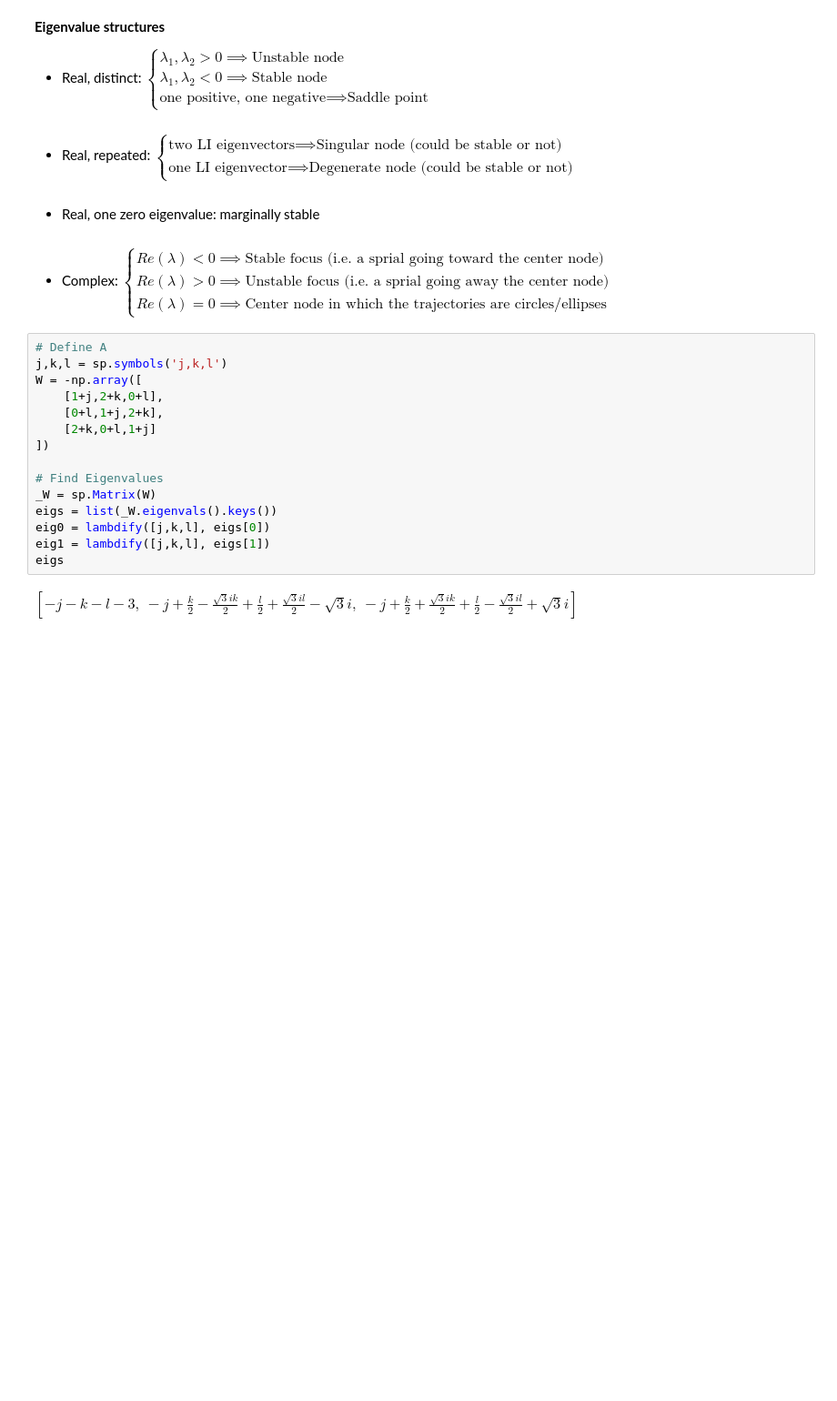
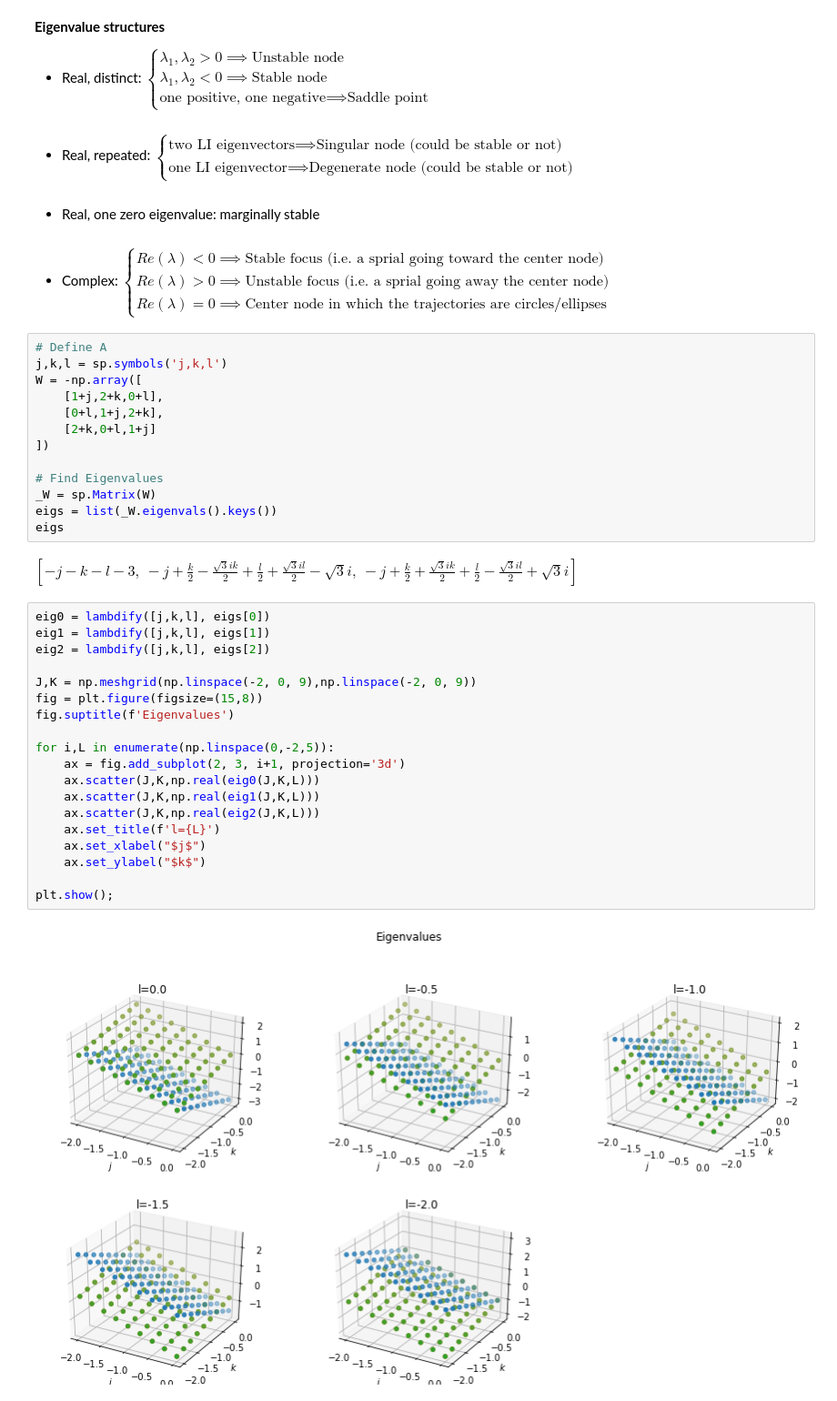
Before and after one commit to kegedy/EE502P, a Jupyter notebook: hw/kevin/HW10.ipynb, the cells around one changed output. Shown at 91% size. Cells and saved outputs as stored; diff of their text form; blank space fills up the shorter version.

```diff
--- a/hw/kevin/HW10.ipynb
+++ b/hw/kevin/HW10.ipynb
@@ -305,8 +310,27 @@ W = -np.array([
 # Find Eigenvalues
 _W = sp.Matrix(W)
 eigs = list(_W.eigenvals().keys())
-eig0 = lambdify([j,k,l], eigs[0])
-eig1 = lambdify([j,k,l], eigs[1])
 eigs
 # %% [output]
 $\displaystyle \left[ - j - k - l - 3, \  - j + \frac{k}{2} - \frac{\sqrt{3} i k}{2} + \frac{l}{2} + \frac{\sqrt{3} i l}{2} - \sqrt{3} i, \  - j + \frac{k}{2} + \frac{\sqrt{3} i k}{2} + \frac{l}{2} - \frac{\sqrt{3} i l}{2} + \sqrt{3} i\right]$
+# %%
+eig0 = lambdify([j,k,l], eigs[0])
+eig1 = lambdify([j,k,l], eigs[1])
+eig2 = lambdify([j,k,l], eigs[2])
+
+J,K = np.meshgrid(np.linspace(-2, 0, 9),np.linspace(-2, 0, 9))
+fig = plt.figure(figsize=(15,8))
+fig.suptitle(f'Eigenvalues')
+
+for i,L in enumerate(np.linspace(0,-2,5)):
+    ax = fig.add_subplot(2, 3, i+1, projection='3d')
+    ax.scatter(J,K,np.real(eig0(J,K,L)))
+    ax.scatter(J,K,np.real(eig1(J,K,L)))
+    ax.scatter(J,K,np.real(eig2(J,K,L)))
+    ax.set_title(f'l={L}')
+    ax.set_xlabel("$j$")
+    ax.set_ylabel("$k$")
+
+plt.show();
+# %% [output]
+[figure, added]
```
Also changed, not shown: parts of 22 cells of this notebook.
